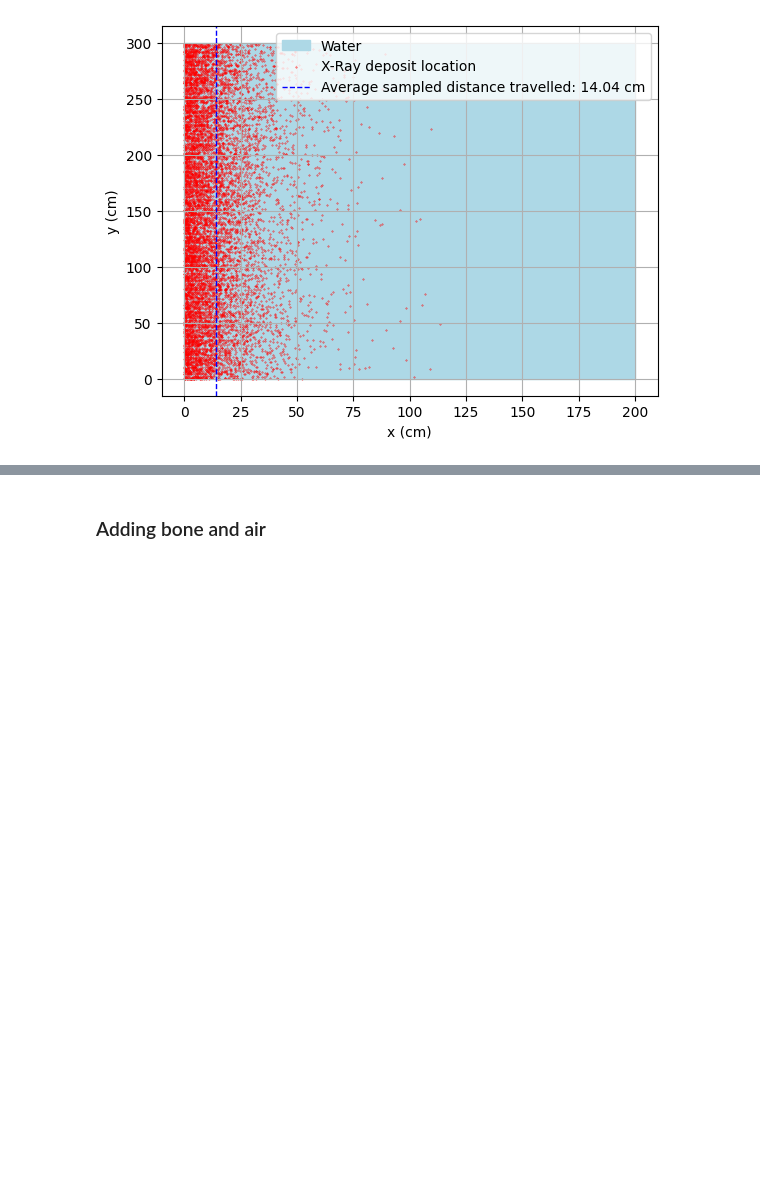
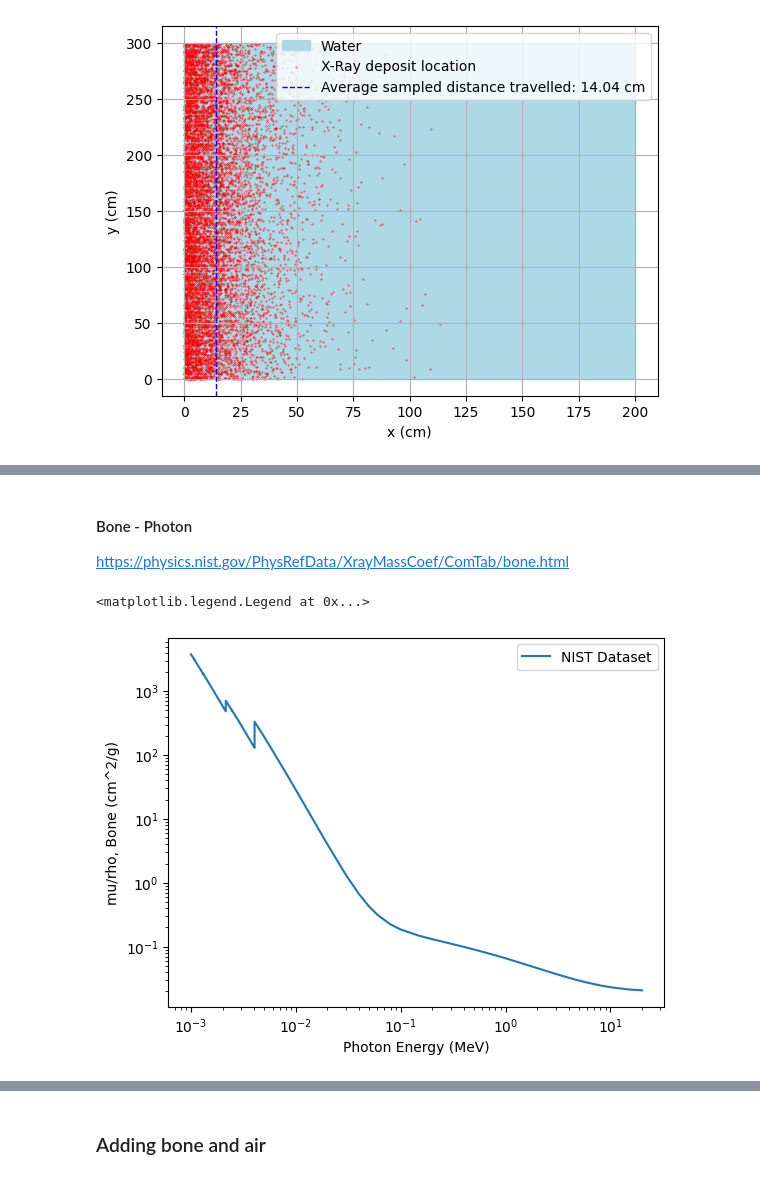
Before and after one commit to mikatan/xray-monte-carlo, a Jupyter notebook: main.ipynb, the cells around one changed output, grey strips where cells are left out. Saved outputs shown, nothing was run; the diff lists cells and outputs as text; code cells hidden in the pictures; blank space fills up the shorter version.

```diff
--- a/main.ipynb
+++ b/main.ipynb
@@ -100,0 +158,45 @@ plt.show()
+# %% [markdown]
+#### Bone - Photon
+https://physics.nist.gov/PhysRefData/XrayMassCoef/ComTab/bone.html
+# %%
+bone_photon_energy = np.array([
+    1.00000e-03, 1.03542e-03, 1.07210e-03, 1.07210e-03,
+    1.18283e-03, 1.30500e-03, 1.30500e-03, 1.50000e-03,
+    2.00000e-03, 2.14550e-03, 2.14550e-03, 2.30297e-03,
+    2.47200e-03, 2.47200e-03, 3.00000e-03, 4.00000e-03,
+    4.03810e-03, 4.03810e-03, 5.00000e-03, 6.00000e-03,
+    8.00000e-03, 1.00000e-02, 1.50000e-02, 2.00000e-02,
+    3.00000e-02, 4.00000e-02, 5.00000e-02, 6.00000e-02,
+    8.00000e-02, 1.00000e-01, 1.50000e-01, 2.00000e-01,
+    3.00000e-01, 4.00000e-01, 5.00000e-01, 6.00000e-01,
+    8.00000e-01, 1.00000e+00, 1.25000e+00, 1.50000e+00,
+    2.00000e+00, 3.00000e+00, 4.00000e+00, 5.00000e+00,
+    6.00000e+00, 8.00000e+00, 1.00000e+01, 1.50000e+01,
+    2.00000e+01
+])
+
+bone_mass_attenuation_photon = np.array([
+    3.781e+03, 3.452e+03, 3.150e+03, 3.156e+03,
+    2.434e+03, 1.873e+03, 1.883e+03, 1.295e+03,
+    5.869e+02, 4.824e+02, 7.114e+02, 5.916e+02,
+    4.907e+02, 4.962e+02, 2.958e+02, 1.331e+02,
+    1.296e+02, 3.332e+02, 1.917e+02, 1.171e+02,
+    5.323e+01, 2.851e+01, 9.032e+00, 4.001e+00,
+    1.331e+00, 6.655e-01, 4.242e-01, 3.148e-01,
+    2.229e-01, 1.855e-01, 1.480e-01, 1.309e-01,
+    1.113e-01, 9.908e-02, 9.022e-02, 8.332e-02,
+    7.308e-02, 6.566e-02, 5.871e-02, 5.346e-02,
+    4.607e-02, 3.745e-02, 3.257e-02, 2.946e-02,
+    2.734e-02, 2.467e-02, 2.314e-02, 2.132e-02,
+    2.068e-02
+])
+# %%
+plt.plot(bone_photon_energy, bone_mass_attenuation_photon, label="NIST Dataset")
+plt.xlabel("Photon Energy (MeV)")
+plt.ylabel("mu/rho, Bone (cm^2/g)")
+plt.xscale("log")
+plt.yscale("log")
+plt.legend()
+# %% [output]
+<matplotlib.legend.Legend at 0x...>
+[figure, added]
```
Also changed, not shown: parts of 15 cells of this notebook.
